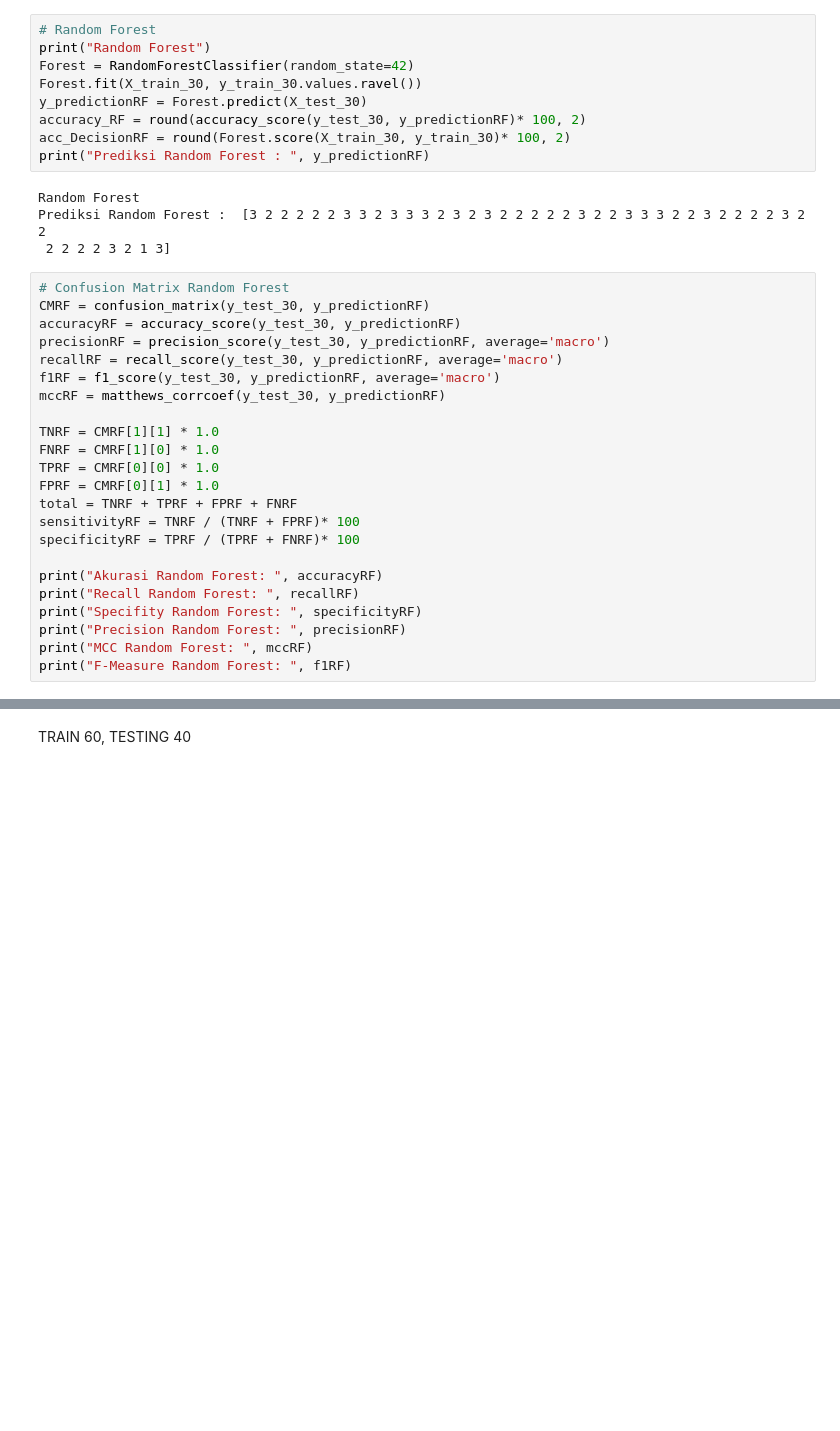
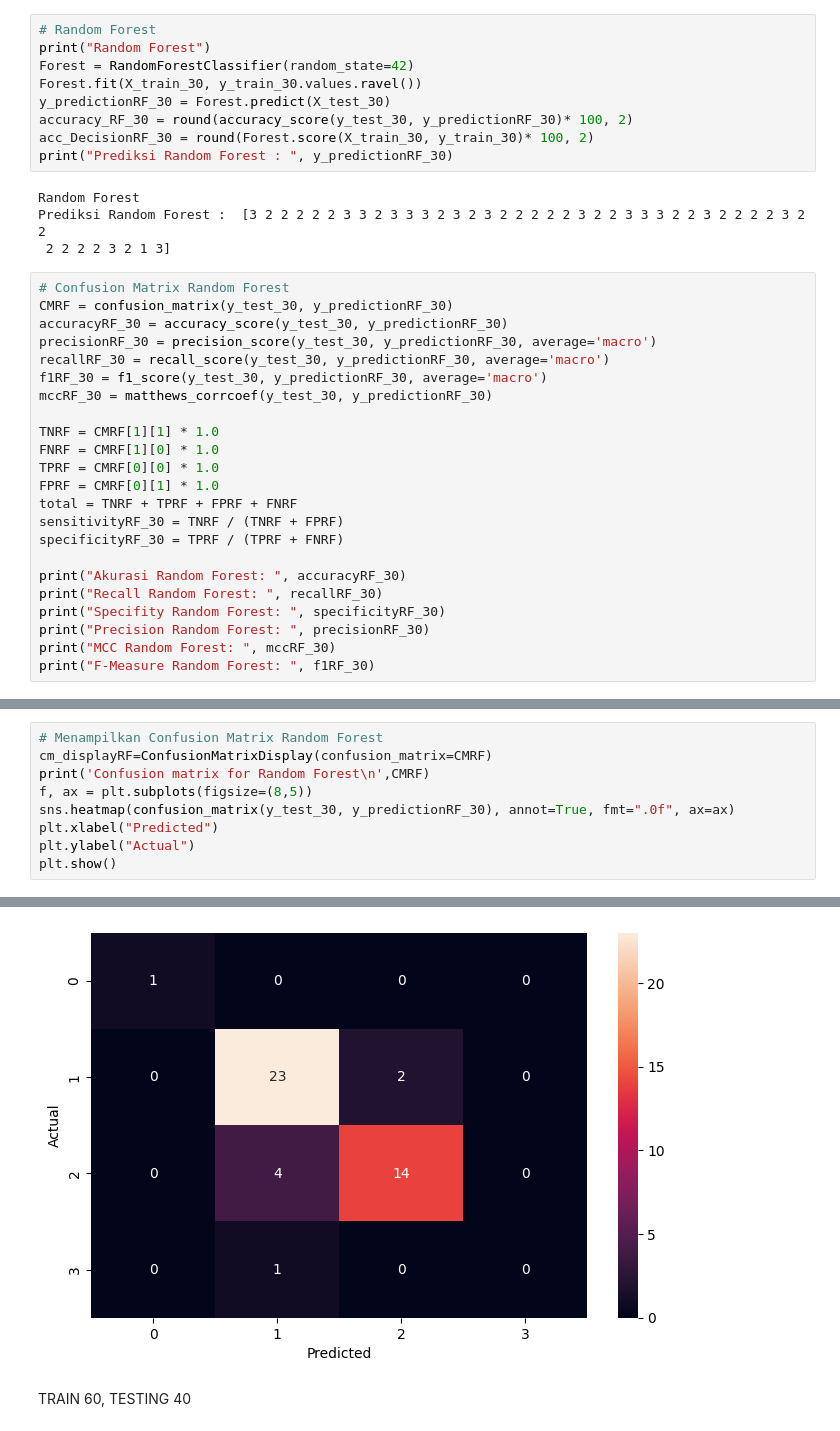
Before and after one commit to patgrace/randomforest, a Jupyter notebook: randomforest.ipynb, the cells around one changed output, grey strips where cells are left out. Cells and saved outputs as stored; diff of their text form; blank space fills up the shorter version.

Commit message:
menambahkan confussion matrix semuanya

```diff
--- a/randomforest.ipynb
+++ b/randomforest.ipynb
@@ -267,37 +267,37 @@ score:  0.9902912621359223
 print("Random Forest")
 Forest = RandomForestClassifier(random_state=42)
 Forest.fit(X_train_30, y_train_30.values.ravel())
-y_predictionRF = Forest.predict(X_test_30)
-accuracy_RF = round(accuracy_score(y_test_30, y_predictionRF)* 100, 2)
-acc_DecisionRF = round(Forest.score(X_train_30, y_train_30)* 100, 2)
-print("Prediksi Random Forest : ", y_predictionRF)
+y_predictionRF_30 = Forest.predict(X_test_30)
+accuracy_RF_30 = round(accuracy_score(y_test_30, y_predictionRF_30)* 100, 2)
+acc_DecisionRF_30 = round(Forest.score(X_train_30, y_train_30)* 100, 2)
+print("Prediksi Random Forest : ", y_predictionRF_30)
 # %% [output]
 Random Forest
 Prediksi Random Forest :  [3 2 2 2 2 2 3 3 2 3 3 3 2 3 2 3 2 2 2 2 2 3 2 2 3 3 3 2 2 3 2 2 2 2 3 2 2
  2 2 2 2 3 2 1 3]
 # %%
 # Confusion Matrix Random Forest
-CMRF = confusion_matrix(y_test_30, y_predictionRF)
-accuracyRF = accuracy_score(y_test_30, y_predictionRF)
-precisionRF = precision_score(y_test_30, y_predictionRF, average='macro')
-recallRF = recall_score(y_test_30, y_predictionRF, average='macro')
-f1RF = f1_score(y_test_30, y_predictionRF, average='macro')
-mccRF = matthews_corrcoef(y_test_30, y_predictionRF)
+CMRF = confusion_matrix(y_test_30, y_predictionRF_30)
+accuracyRF_30 = accuracy_score(y_test_30, y_predictionRF_30)
+precisionRF_30 = precision_score(y_test_30, y_predictionRF_30, average='macro')
+recallRF_30 = recall_score(y_test_30, y_predictionRF_30, average='macro')
+f1RF_30 = f1_score(y_test_30, y_predictionRF_30, average='macro')
+mccRF_30 = matthews_corrcoef(y_test_30, y_predictionRF_30)
 
 TNRF = CMRF[1][1] * 1.0
 FNRF = CMRF[1][0] * 1.0
 TPRF = CMRF[0][0] * 1.0
 FPRF = CMRF[0][1] * 1.0
 total = TNRF + TPRF + FPRF + FNRF
-sensitivityRF = TNRF / (TNRF + FPRF)* 100
-specificityRF = TPRF / (TPRF + FNRF)* 100
+sensitivityRF_30 = TNRF / (TNRF + FPRF)
+specificityRF_30 = TPRF / (TPRF + FNRF)
 
-print("Akurasi Random Forest: ", accuracyRF)
-print("Recall Random Forest: ", recallRF)
-print("Specifity Random Forest: ", specificityRF)
-print("Precision Random Forest: ", precisionRF)
-print("MCC Random Forest: ", mccRF)
-print("F-Measure Random Forest: ", f1RF)
+print("Akurasi Random Forest: ", accuracyRF_30)
+print("Recall Random Forest: ", recallRF_30)
+print("Specifity Random Forest: ", specificityRF_30)
+print("Precision Random Forest: ", precisionRF_30)
+print("MCC Random Forest: ", mccRF_30)
+print("F-Measure Random Forest: ", f1RF_30)
 # %% [output]
 Akurasi Random Forest:  0.8444444444444444
 Recall Random Forest:  0.6744444444444444
@@ -305,3 +305,13 @@ Specifity Random Forest:  100.0
 Precision Random Forest:  0.6741071428571428
 MCC Random Forest:  0.7013512491341294
 F-Measure Random Forest:  0.6728634850166482
+# %%
+# Menampilkan Confusion Matrix Random Forest
+cm_displayRF=ConfusionMatrixDisplay(confusion_matrix=CMRF)
+print('Confusion matrix for Random Forest\n',CMRF)
+f, ax = plt.subplots(figsize=(8,5))
+sns.heatmap(confusion_matrix(y_test_30, y_predictionRF_30), annot=True, fmt=".0f", ax=ax)
+plt.xlabel("Predicted")
+plt.ylabel("Actual")
+plt.show()
+# %% [output]
@@ -308,3 +323,4 @@ F-Measure Random Forest:  0.6728634850166482
+[figure, added]
 # %% [markdown]
 TRAIN 60, TESTING 40
 # %%
```
Also changed, not shown: parts of 5 cells of this notebook.
